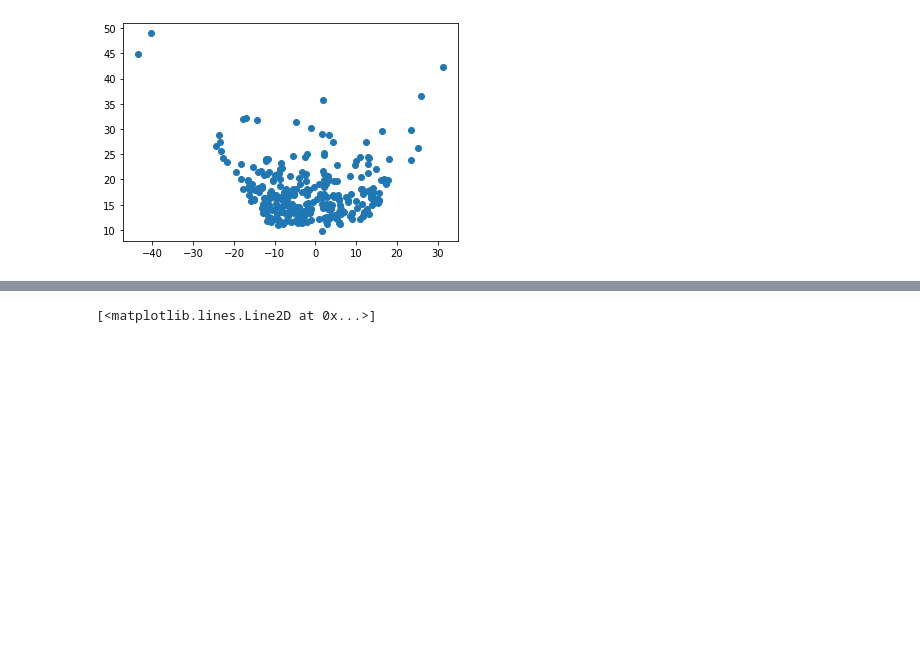
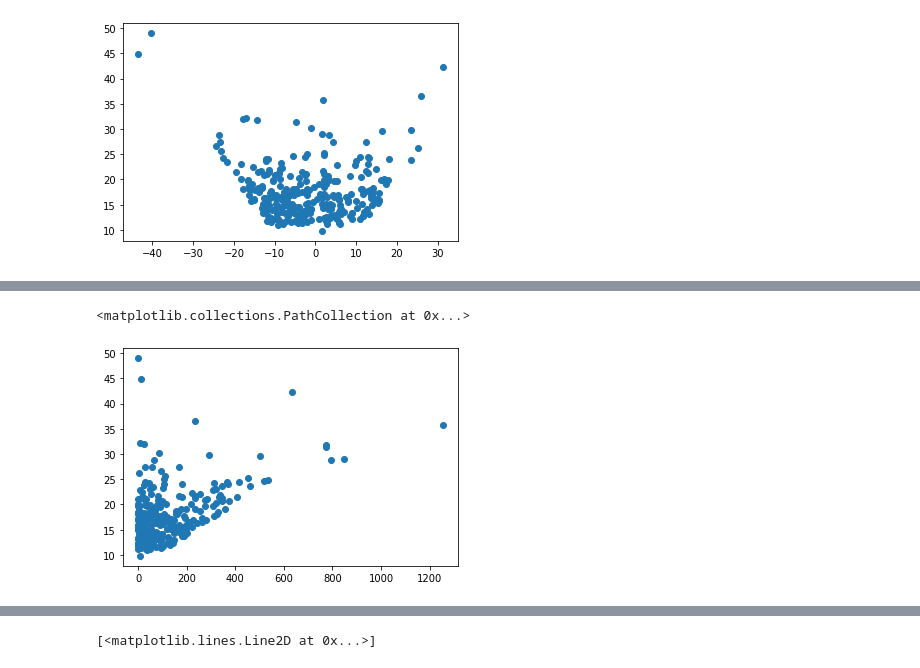
Before and after one commit to FireBall-CAPSTONE/FireBuddyAnalysis, a Jupyter notebook: fireballs.ipynb, the cells around one changed output, grey strips where cells are left out. Drawn from its saved outputs; the diff is of its cells as text; code cells hidden in the pictures; blank space fills up the shorter version.

```diff
--- a/fireballs.ipynb
+++ b/fireballs.ipynb
@@ -195,0 +226,5 @@ plt.scatter(df['vx'], df['Long'])
+# %%
+plt.scatter(df['vx2'], df['Velocity (km/s)'])
+# %% [output]
+<matplotlib.collections.PathCollection at 0x...>
+[figure, added]
```
Also changed, not shown: parts of 47 cells of this notebook, 11 other files.
